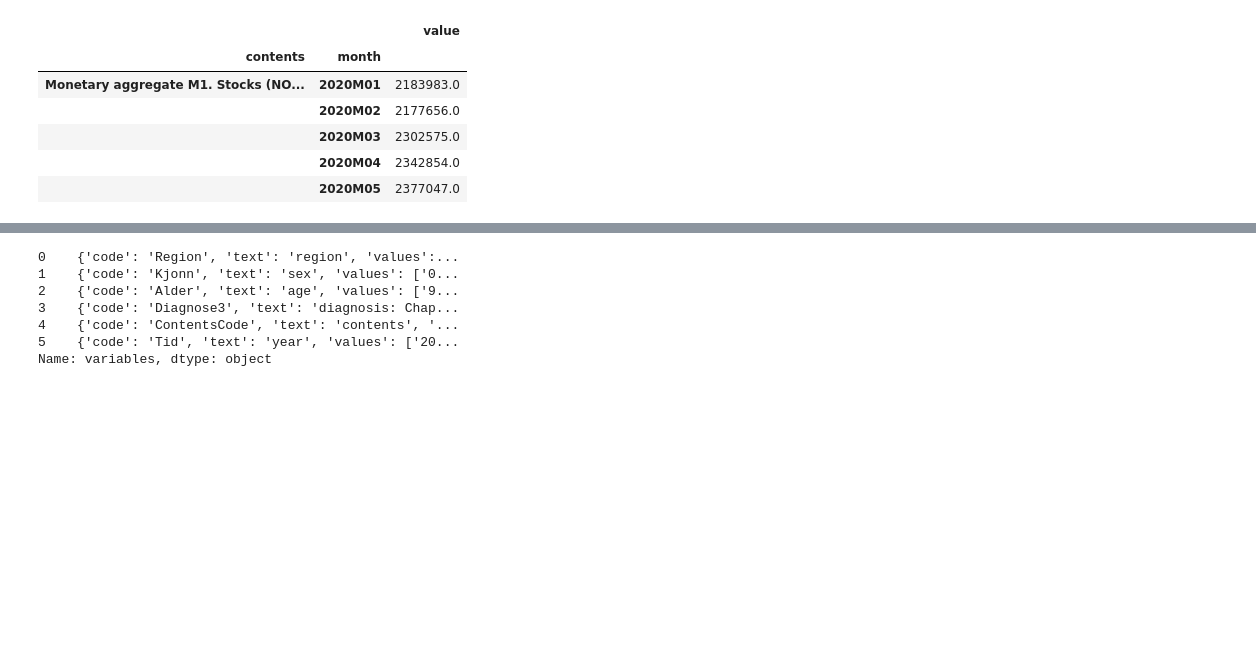
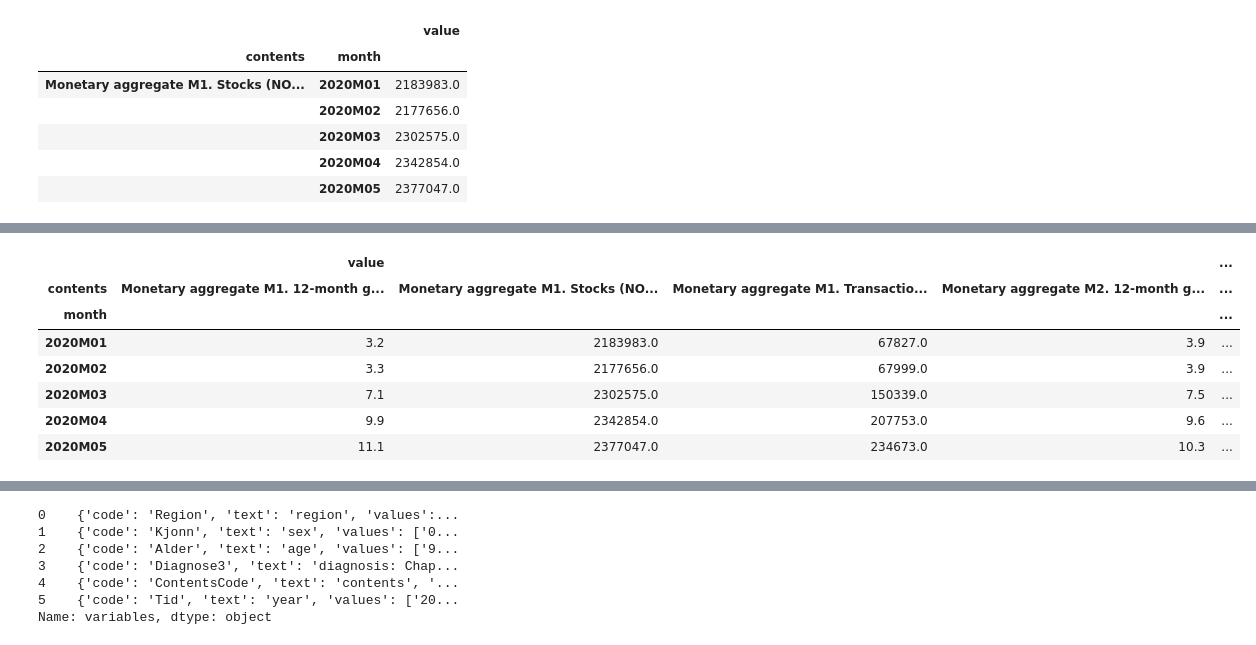
Before and after one commit to dafeda/fetcha, a Jupyter notebook: examples/README.ipynb, the cells around one changed output, grey strips where cells are left out. Cells and saved outputs as stored; diff of their text form; code cells hidden in the pictures; blank space fills up the shorter version.

```diff
--- a/examples/README.ipynb
+++ b/examples/README.ipynb
@@ -101,0 +87,13 @@ ssb_10945.pivot(df_year)
+# %%
+# Reset index before pivoting
+df_year = df_year.reset_index().pivot(index="month", columns="contents")
+df_year.head()
+# %% [output]
+|  | value |  |  |  | ... |
+| contents | Monetary aggregate M1. 12-month g... | Monetary aggregate M1. Stocks (NO... | Monetary aggregate M1. Transactio... | Monetary aggregate M2. 12-month g... | ... |
+| month |  |  |  |  | ... |
+| 2020M01 | 3.2 | 2183983.0 | 67827.0 | 3.9 | ... |
+| 2020M02 | 3.3 | 2177656.0 | 67999.0 | 3.9 | ... |
+| 2020M03 | 7.1 | 2302575.0 | 150339.0 | 7.5 | ... |
+| 2020M04 | 9.9 | 2342854.0 | 207753.0 | 9.6 | ... |
+| 2020M05 | 11.1 | 2377047.0 | 234673.0 | 10.3 | ... |
```
Also changed, not shown: parts of 16 cells of this notebook, 6 other files.
